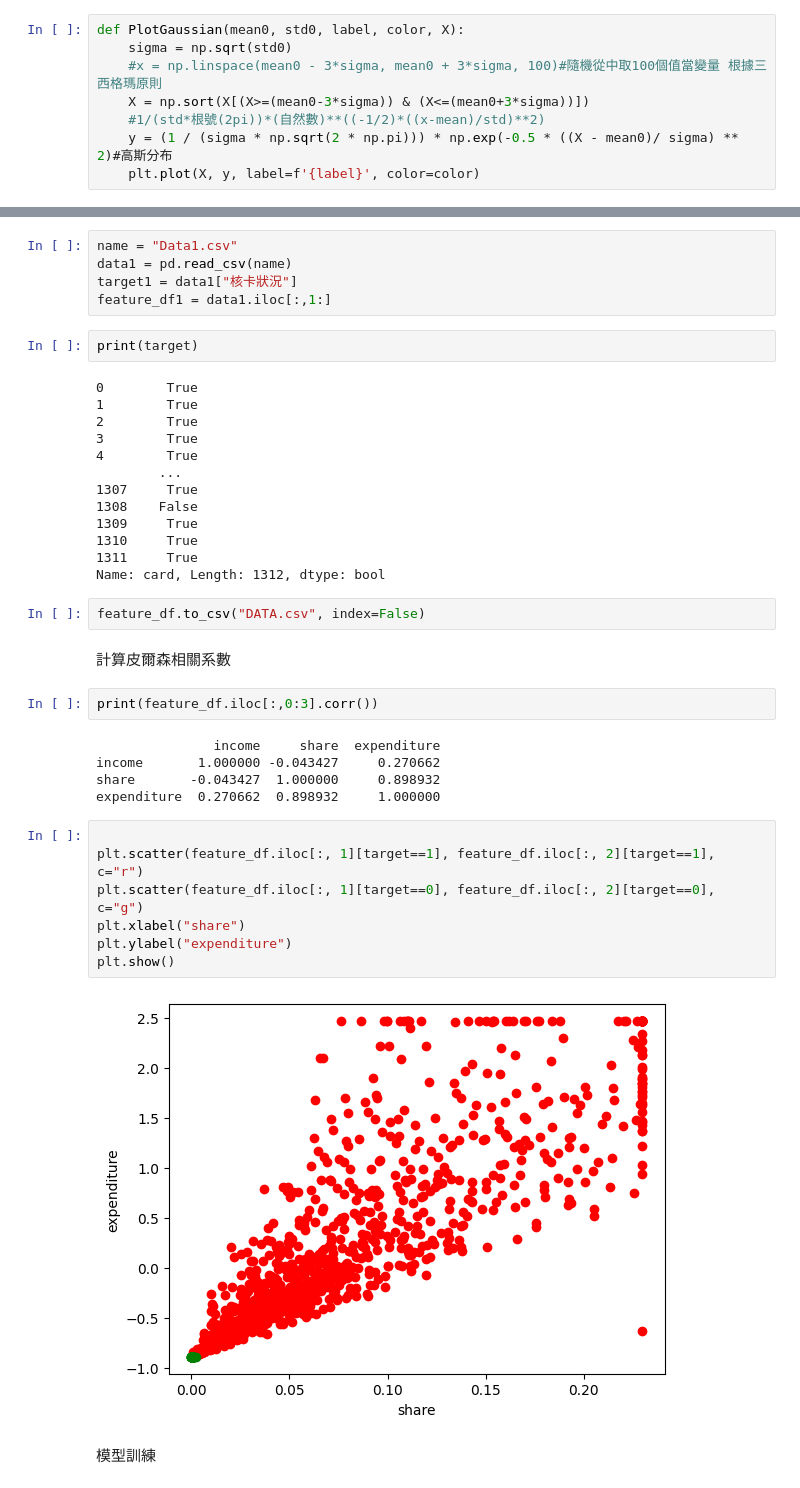
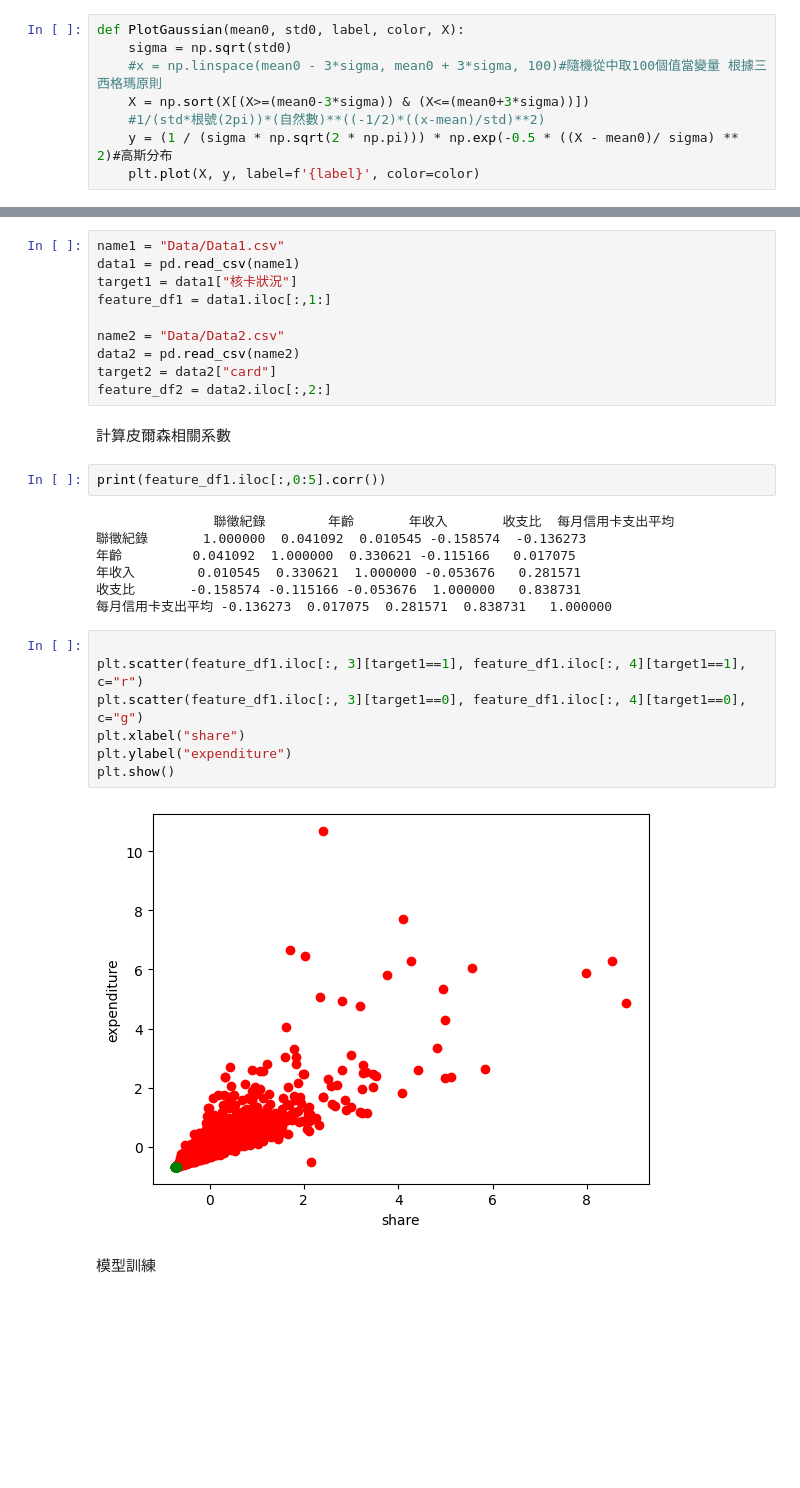
Before and after one commit to RCK10274/Issue_Credit_Card, a Jupyter notebook: Analyz.ipynb, the cells around one changed output, grey strips where cells are left out. Cells and saved outputs as stored; diff of their text form; blank space fills up the shorter version.

```diff
--- a/Analyz.ipynb
+++ b/Analyz.ipynb
@@ -39,43 +51,33 @@ for n in X.columns:
 # %%
-name = "Data1.csv"
-data1 = pd.read_csv(name)
+name1 = "Data/Data1.csv"
+data1 = pd.read_csv(name1)
 target1 = data1["核卡狀況"]
 feature_df1 = data1.iloc[:,1:]
+
+name2 = "Data/Data2.csv"
+data2 = pd.read_csv(name2)
+target2 = data2["card"]
+feature_df2 = data2.iloc[:,2:]
-# %%
-print(target)
-# %% [output]
-0        True
-1        True
-2        True
-3        True
-4        True
-        ...
-1307     True
-1308    False
-1309     True
-1310     True
-1311     True
-Name: card, Length: 1312, dtype: bool
-# %%
-feature_df.to_csv("DATA.csv", index=False)
 # %% [markdown]
 計算皮爾森相關系數
 # %%
-print(feature_df.iloc[:,0:3].corr())
+print(feature_df1.iloc[:,0:5].corr())
 # %% [output]
-               income     share  expenditure
-income       1.000000 -0.043427     0.270662
-share       -0.043427  1.000000     0.898932
-expenditure  0.270662  0.898932     1.000000
+               聯徵紀錄        年齡       年收入       收支比  每月信用卡支出平均
+聯徵紀錄       1.000000  0.041092  0.010545 -0.158574  -0.136273
+年齡         0.041092  1.000000  0.330621 -0.115166   0.017075
+年收入        0.010545  0.330621  1.000000 -0.053676   0.281571
+收支比       -0.158574 -0.115166 -0.053676  1.000000   0.838731
+每月信用卡支出平均 -0.136273  0.017075  0.281571  0.838731   1.000000
 # %%
 
-plt.scatter(feature_df.iloc[:, 1][target==1], feature_df.iloc[:, 2][target==1], c="r")
-plt.scatter(feature_df.iloc[:, 1][target==0], feature_df.iloc[:, 2][target==0], c="g")
+plt.scatter(feature_df1.iloc[:, 3][target1==1], feature_df1.iloc[:, 4][target1==1], c="r")
+plt.scatter(feature_df1.iloc[:, 3][target1==0], feature_df1.iloc[:, 4][target1==0], c="g")
 plt.xlabel("share")
 plt.ylabel("expenditure")
 plt.show()
 # %% [output]
-[figure, old version]
+[figure, new version]
 # %% [markdown]
 模型訓練
 # %%
```
Also changed, not shown: parts of 8 cells of this notebook, 2 other files.
